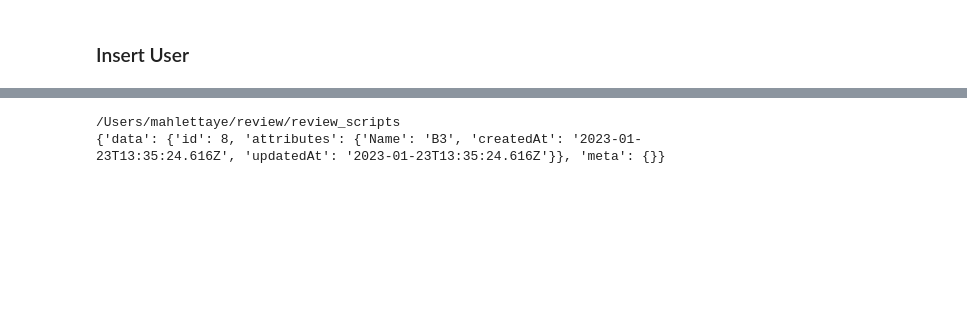
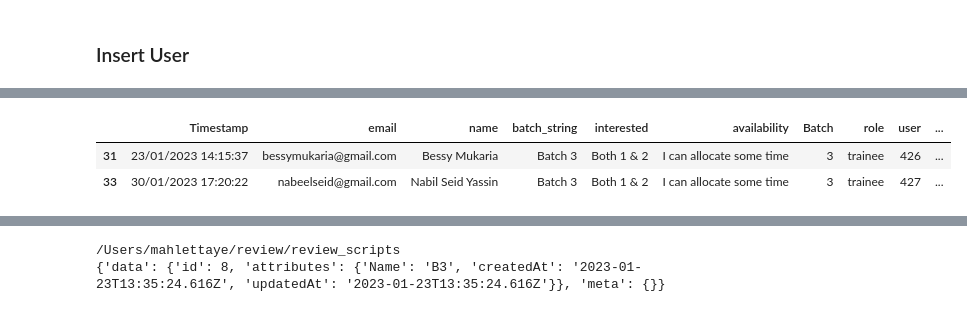
Before and after one commit to 10xac/review, a Jupyter notebook: notebooks/insert_user_for_special_challenge.ipynb, the cells around one changed output, grey strips where cells are left out. Drawn from its saved outputs; the diff is of its cells as text; code cells hidden in the pictures; blank space fills up the shorter version.

Commit message:
some change to add batch3 trainees

```diff
--- a/notebooks/insert_user_for_special_challenge.ipynb
+++ b/notebooks/insert_user_for_special_challenge.ipynb
@@ -46,0 +33,5 @@ df
+# %%
+to_exclude = ['brianodhiambo530@gmail.com','rahelweldegebriel2120@gmail.com','smlnegash@gmail.com',
+'alaroabubakarolayemi@gmail.com','s.mwikali.muoki@gmail.com','lotomej12@gmail.com','natananshiferaw@gmail.com']
+# %%
+ddf= df[~df['email'].isin(to_exclude)]
@@ -47,3 +44,3 @@ df
 # %%
-all_ids, allemail = iur.insert_user(df=df)
+all_ids, allemail = iur.insert_user(df=ddf)
 # %% [output]
@@ -67,3 +55,3 @@ bessymukaria@gmail.com Bessy Mukaria
 # %%
-df['user']=all_ids
-df['uemail']=allemail
+ddf['user']=all_ids
+ddf['uemail']=allemail
@@ -82 +69,7 @@ df
+# %%
+ddf
+# %% [output]
+|  | Timestamp | email | name | batch_string | interested | availability | Batch | role | user | ... |
+| 31 | 23/01/2023 14:15:37 | bessymukaria@gmail.com | Bessy Mukaria | Batch 3 | Both 1 & 2 | I can allocate some time | 3 | trainee | 426 | ... |
+| 33 | 30/01/2023 17:20:22 | nabeelseid@gmail.com | Nabil Seid Yassin | Batch 3 | Both 1 & 2 | I can allocate some time | 3 | trainee | 427 | ... |
 # %%
```
Also changed, not shown: parts of 10 cells of this notebook, 2 other files.
